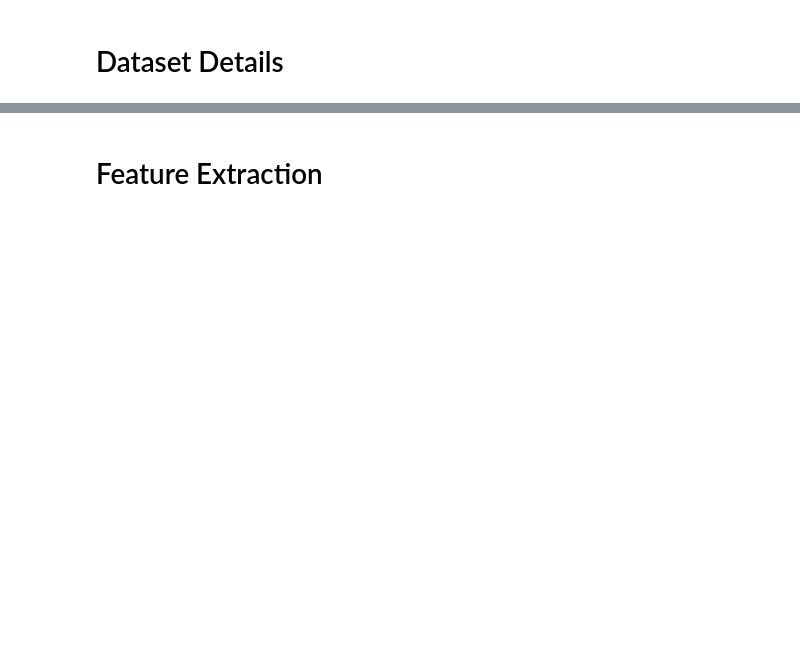
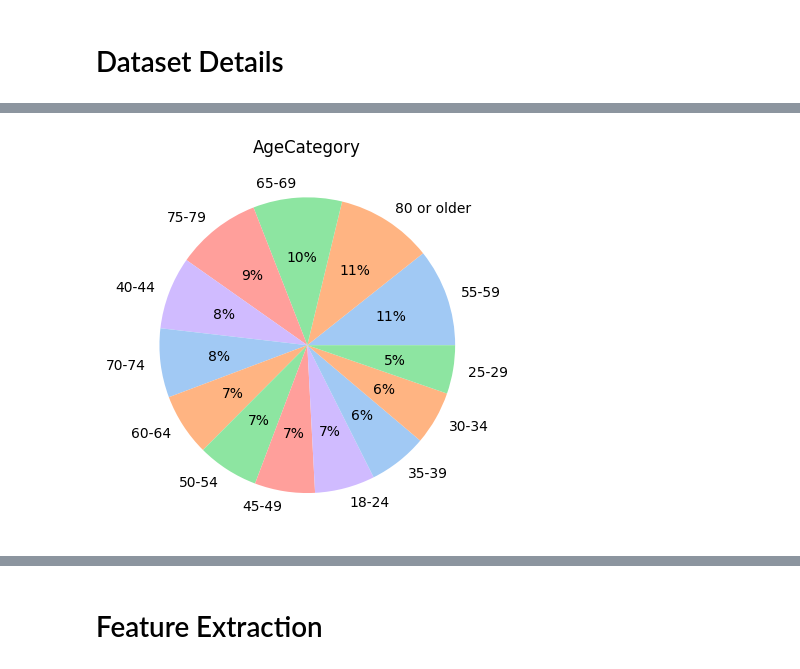
Before and after one commit to MarkNCI/AI-Ml-Diploma, a Jupyter notebook: MHayden_Assignment.ipynb, the cells around one changed output, grey strips where cells are left out. Cells and saved outputs as stored; diff of their text form; code cells hidden in the pictures; blank space fills up the shorter version.

```diff
--- a/MHayden_Assignment.ipynb
+++ b/MHayden_Assignment.ipynb
@@ -135,0 +267,7 @@ plt.show()
+# %%
+colors = sns.color_palette('pastel')[0:5]
+plt.pie(df['AgeCategory'].value_counts(),labels = df['AgeCategory'].unique(), colors = colors, autopct='%.0f%%')
+plt.title('AgeCategory')
+plt.show()
+# %% [output]
+[figure, added]
```
Also changed, not shown: parts of 40 cells of this notebook.
